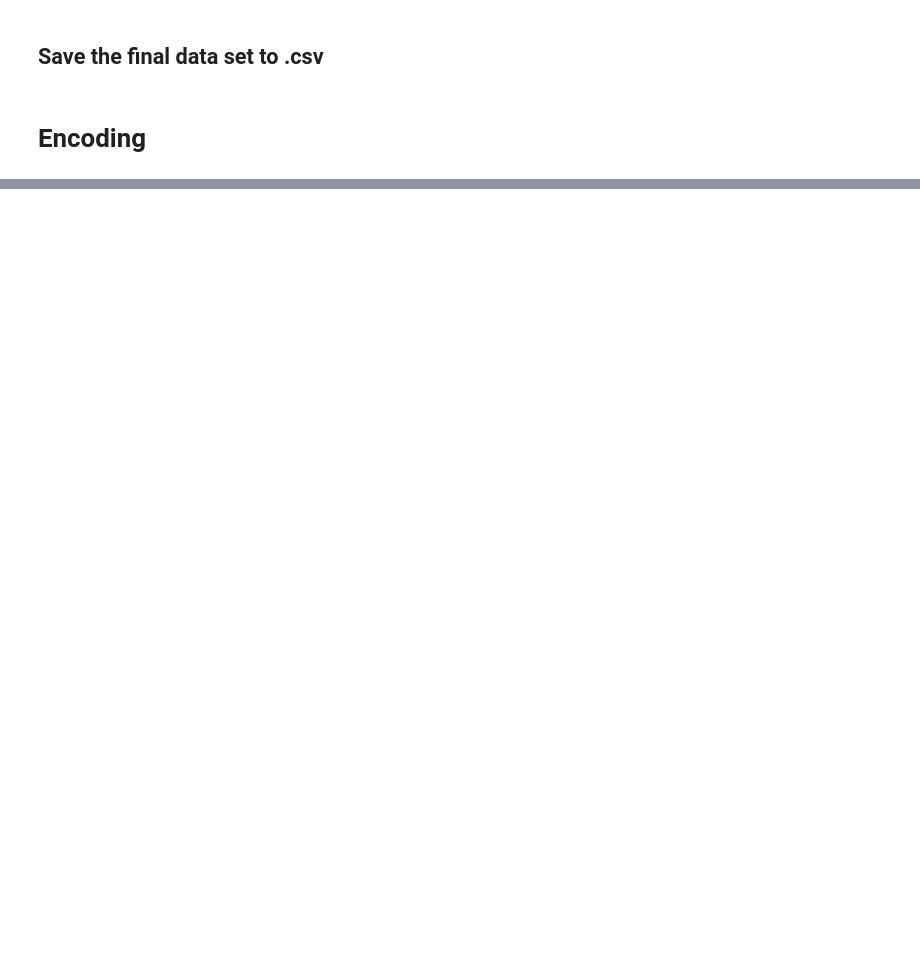
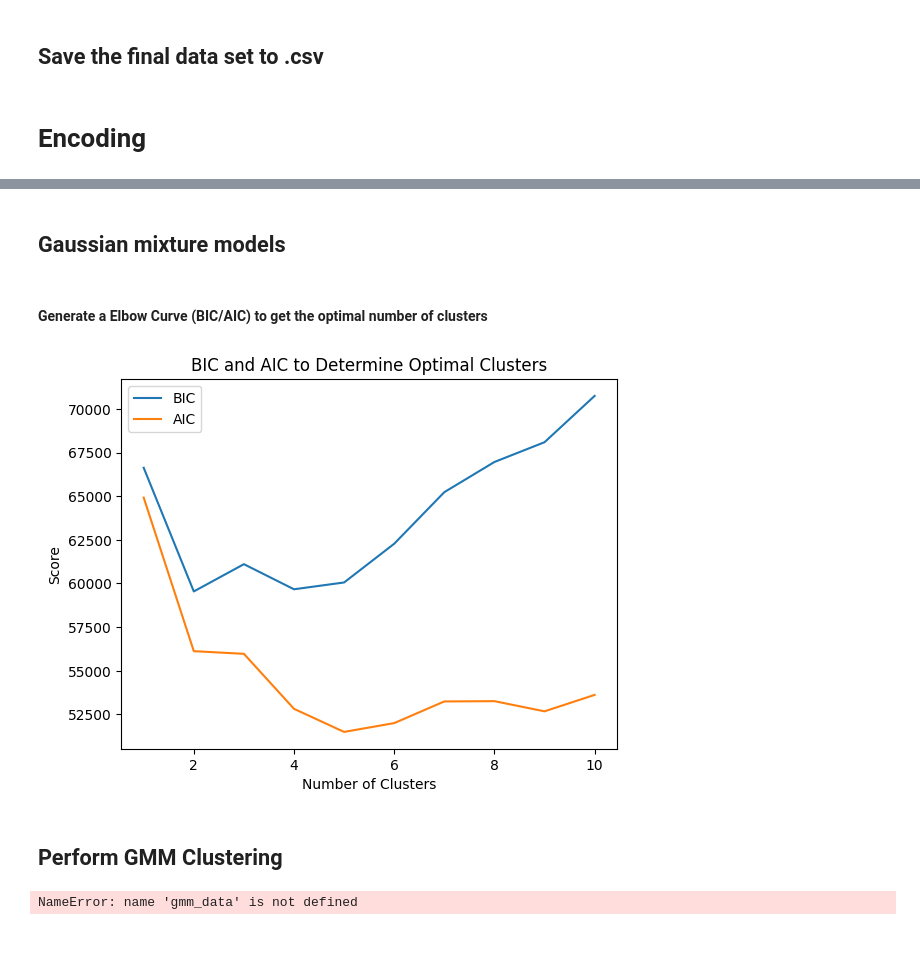
Before and after one commit to l-lattermann/jupyter-clustering-mental-health-study, a Jupyter notebook: data_analysis.ipynb, the cells around one changed output, grey strips where cells are left out. Drawn from its saved outputs; the diff is of its cells as text; code cells hidden in the pictures; blank space fills up the shorter version.

```diff
--- a/data_analysis.ipynb
+++ b/data_analysis.ipynb
@@ -595,0 +1037,52 @@ for col in study_data.columns:
+# %% [markdown]
+## Gaussian mixture models
+# %% [markdown]
+#### Generate a Elbow Curve (BIC/AIC) to get the optimal number of clusters
+# %%
+# Create a copy of the original data
+gmm_data = reduced_data.copy()
+bic = []
+aic = []
+n_components_range = range(1, 11)  # Test 1 to 10 clusters
+
+for n in n_components_range:
+    gmm = GaussianMixture(n_components=n, random_state=42)
+    gmm.fit(gmm_data)
+    bic.append(gmm.bic(gmm_data))
+    aic.append(gmm.aic(gmm_data))
+
+# Plot BIC and AIC
+plt.plot(n_components_range, bic, label='BIC')
+plt.plot(n_components_range, aic, label='AIC')
+plt.xlabel('Number of Clusters')
+plt.ylabel('Score')
+plt.title('BIC and AIC to Determine Optimal Clusters')
+plt.legend()
+plt.show()
+# %% [output]
+[figure, added]
+# %% [markdown]
+## Perform GMM Clustering
+# %%
+# Choose the optimal number of clusters from the BIC/AIC plot
+optimal_n_components = 3  # Replace with the number of clusters determined from BIC/AIC
+
+# Fit the GMM
+gmm = GaussianMixture(n_components=optimal_n_components, random_state=42, covariance_type='full')
+gmm.fit(gmm_data)
+
+# Predict cluster labels
+cluster_labels = gmm.predict(gmm_data)
+
+# Get cluster probabilities (optional)
+cluster_probabilities = gmm.predict_proba(gmm_data)
+
+# Attach cluster labels to the original data
+#gmm_data['Cluster'] = cluster_labels
+
+# Save the clustered data
+#gmm_data.to_csv("data/gmm_data.csv", index=False)
+# %% [output]
+NameError: name 'gmm_data' is not defined
+# %% [markdown]
+####
```
Also changed, not shown: parts of 42 cells of this notebook, 4 other files.
